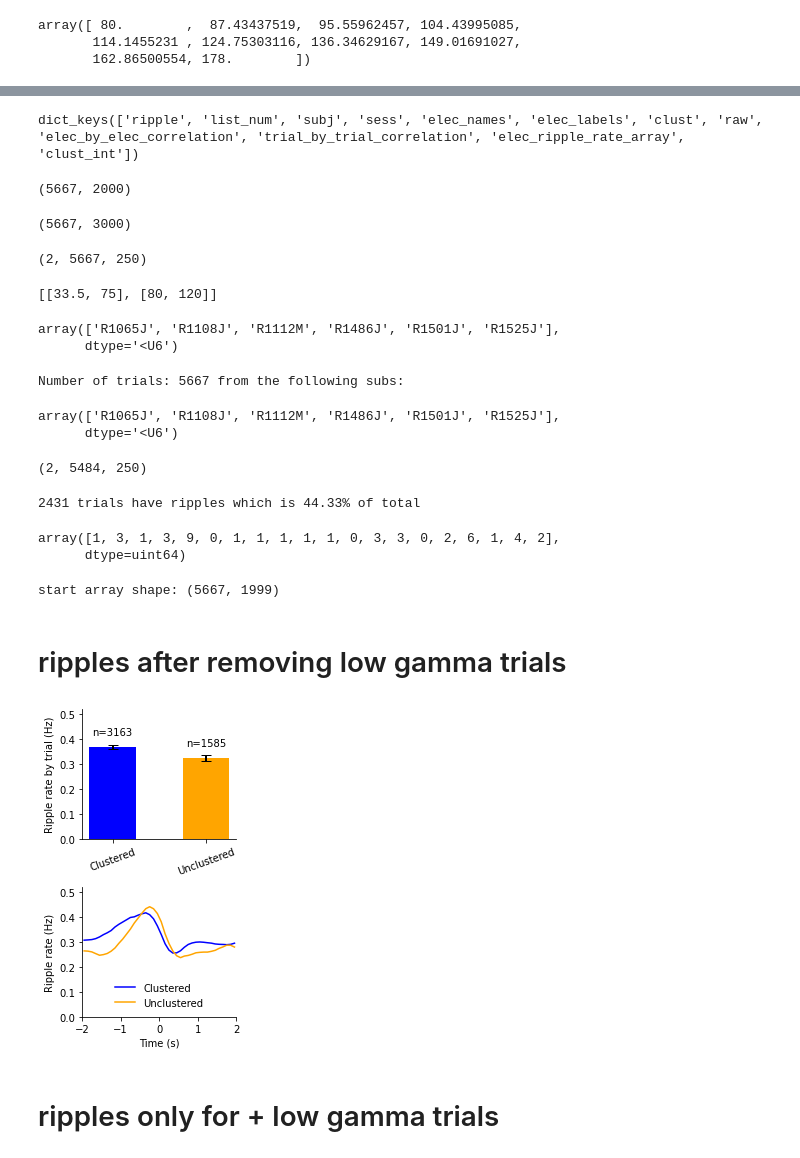
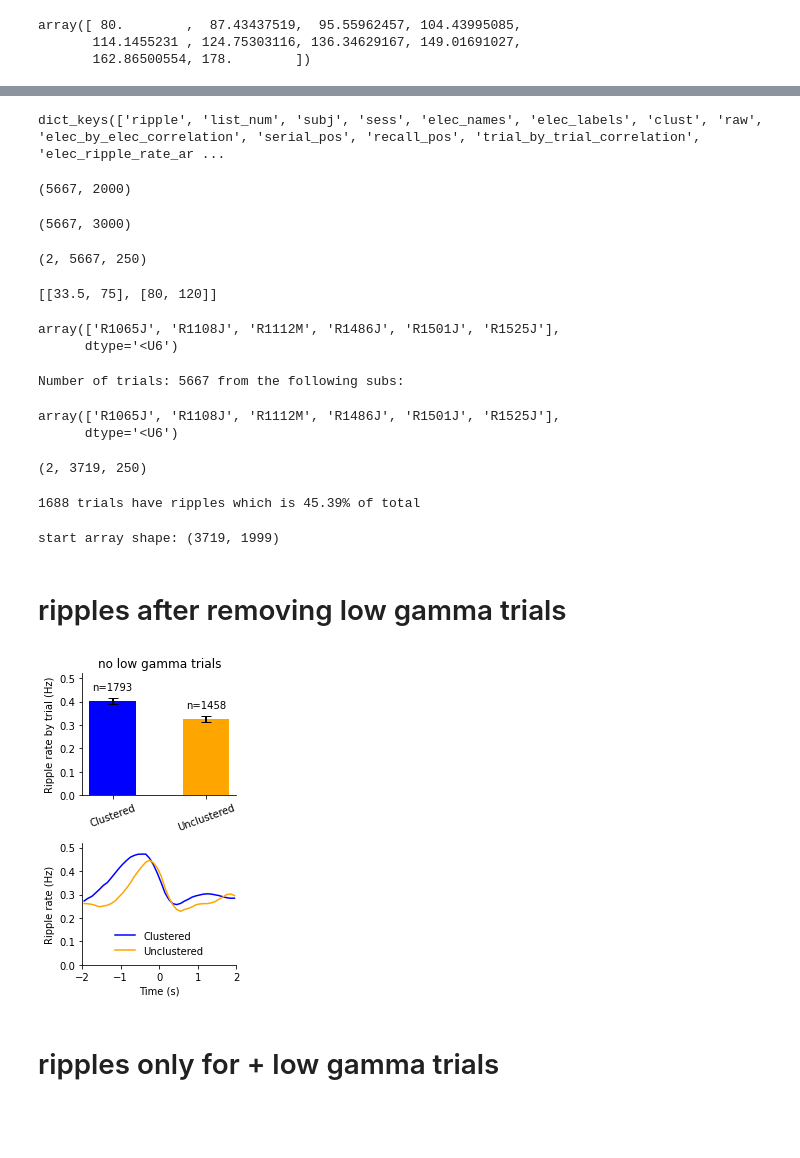
Before and after one commit to jjsakon/SWRrefactored, a Jupyter notebook: code/rippleByGammaThetaPlots.ipynb, the cells around one changed output, grey strips where cells are left out. Drawn from its saved outputs; the diff is of its cells as text; code cells hidden in the pictures; blank space fills up the shorter version.

Commit message:
2024-08-16 added back recall_pos and removed intrusions from recall

```diff
--- a/code/rippleByGammaThetaPlots.ipynb
+++ b/code/rippleByGammaThetaPlots.ipynb
@@ -91,7 +86,7 @@ for encoding_mode in encoding_mode_arr:
     elif encoding_mode == 0:
         saveName = 'recall_'
         recall_str = '_recall'
-        time = np.linspace(-2, 2, 200)
+        time = np.linspace(-2.0, 2.0, 200)
         start_cutoff = -1000
         end_cutoff = 0
 
@@ -145,7 +142,7 @@ freq_range_str_arr
 unique_subs = np.unique(dd_trials['subj'])
 unique_subs
 # %% [output]
-dict_keys(['ripple', 'list_num', 'subj', 'sess', 'elec_names', 'elec_labels', 'clust', 'raw', 'elec_by_elec_correlation', 'trial_by_trial_correlation', 'elec_ripple_rate_array', 'clust_int'])
+dict_keys(['ripple', 'list_num', 'subj', 'sess', 'elec_names', 'elec_labels', 'clust', 'raw', 'elec_by_elec_correlation', 'serial_pos', 'recall_pos', 'trial_by_trial_correlation', 'elec_ripple_rate_ar ...
 (5667, 2000)
 (5667, 3000)
 (2, 5667, 250)
@@ -154,9 +151,11 @@ array(['R1065J', 'R1108J', 'R1112M', 'R1486J', 'R1501J', 'R1525J'],
       dtype='<U6')
 # %%
 gamma_sd_thresh = 1.5
+remove_first_recalls = 1 # if looking at recall might want to remove first recall of each list
 
-# select a patient
+# select a patient?
 patient_idx = -1 # -1 means all
+
 if patient_idx >-1:
     sub_idxs = dd_trials['subj']==unique_subs[patient_idx]
 else:
@@ -166,7 +165,12 @@ np.unique(dd_trials['subj'][sub_idxs])
 
 # if recalls remove the intrusions
 if encoding_mode == 0:
-    sub_clust_idxs = (sub_idxs) & (clust!=0)
+    if remove_first_recalls:
+        sub_clust_idxs = (sub_idxs) & (clust!=0) & (dd_trials['recall_pos']!=1)
+    else:
+        sub_clust_idxs = (sub_idxs) & (clust!=0)
+else:
+    sub_clust_idxs = sub_idxs
 
 # update each variable with indices
 sub_ripples = dd_trials['ripple'][sub_clust_idxs] # ripples are detected from -0.7 to 2.3 s @ 500 Hz
@@ -202,8 +206,8 @@ print(f'{sum(ripple_trials)} trials have ripples which is {np.round(100*sum(ripp
 Number of trials: 5667 from the following subs:
 array(['R1065J', 'R1108J', 'R1112M', 'R1486J', 'R1501J', 'R1525J'],
       dtype='<U6')
-(2, 5484, 250)
+(2, 3719, 250)
-2431 trials have ripples which is 44.33% of total
+1688 trials have ripples which is 45.39% of total
 # %%
 start_array,_ = getStartEndArrays(sub_ripples)
 
@@ -211,9 +215,7 @@ start_array,_ = getStartEndArrays(sub_ripples)
 start_array = start_array[:,1:]
 print(f'start array shape: {np.shape(start_array)}')
 # %% [output]
-array([1, 3, 1, 3, 9, 0, 1, 1, 1, 1, 1, 0, 3, 3, 0, 2, 6, 1, 4, 2],
-      dtype=uint64)
+start array shape: (3719, 1999)
-start array shape: (5667, 1999)
 # %% [markdown]
 # ripples after removing low gamma trials
 # %%
@@ -285,6 +287,7 @@ ax_bar.set_ylim(bar_ylimits)
 ax_bar.set_xticklabels(['Clustered', 'Unclustered', 'Not Recalled'], rotation=20, ha="center")
 ax_bar.spines['right'].set_visible(False)
 ax_bar.spines['top'].set_visible(False)
+ax_bar.set_title('no low gamma trials')
 
 # Add the number of trials above each bar
 n_trials = [np.sum(trial_select & clust_clustered),
@@ -296,34 +299,34 @@ for bar, n in zip(bars, n_trials):
 # Calculate PSTH for each group
 ripple_PSTH_clustered, bin_centers = fullPSTH(start_array[trial_select & clust_clustered], bin_size, smoothing_triangle, fs, ripple_start_offset)
 ripple_PSTH_unclustered, _ = fullPSTH(start_array[trial_select & clust_unclustered], bin_size, smoothing_triangle, fs, ripple_start_offset)
 ripple_PSTH_not_recalled, _ = fullPSTH(start_array[trial_select & clust_not_recalled], bin_size, smoothing_triangle, fs, ripple_start_offset)
 
 # Plot the PSTH for each group
 ax_psth = fig.add_subplot(gs[1, :])
 ax_psth.plot(bin_centers / 1000, ripple_PSTH_clustered, label='Clustered', color=palette['Clustered'])
 ax_psth.plot(bin_centers / 1000, ripple_PSTH_unclustered, label='Unclustered', color=palette['Unclustered'])
 if encoding_mode == 1:
     ax_psth.plot(bin_centers / 1000, ripple_PSTH_not_recalled, label='Not Recalled', color=palette['Not Recalled'])
     ax_psth.axvline(x=0.0, color='black', linestyle='--')
     ax_psth.axvline(x=1.6, color='black', linestyle='--')
     ax_psth.set_xlim(-0.25, 2.05)
 elif encoding_mode == 0:
     ax_psth.set_xlim(-2.0, 2.0)
 ax_psth.set_xlabel('Time (s)')
 ax_psth.set_ylim(0,bar_ylimits[1])
 ax_psth.set_ylabel('Ripple rate (Hz)')
 ax_psth.spines['right'].set_visible(False)
 ax_psth.spines['top'].set_visible(False)
 
 # Add legend to the bottom plot
 ax_psth.legend(loc='lower center', frameon=False)
 
 # Adjust layout
 plt.tight_layout()
 plt.show()
 a=1;
 # %% [output]
-[figure, old version]
+[figure, new version]
 # %% [markdown]
 # ripples only for + low gamma trials
 # %%
```
Also changed, not shown: parts of 5 cells of this notebook, 1 other file.
